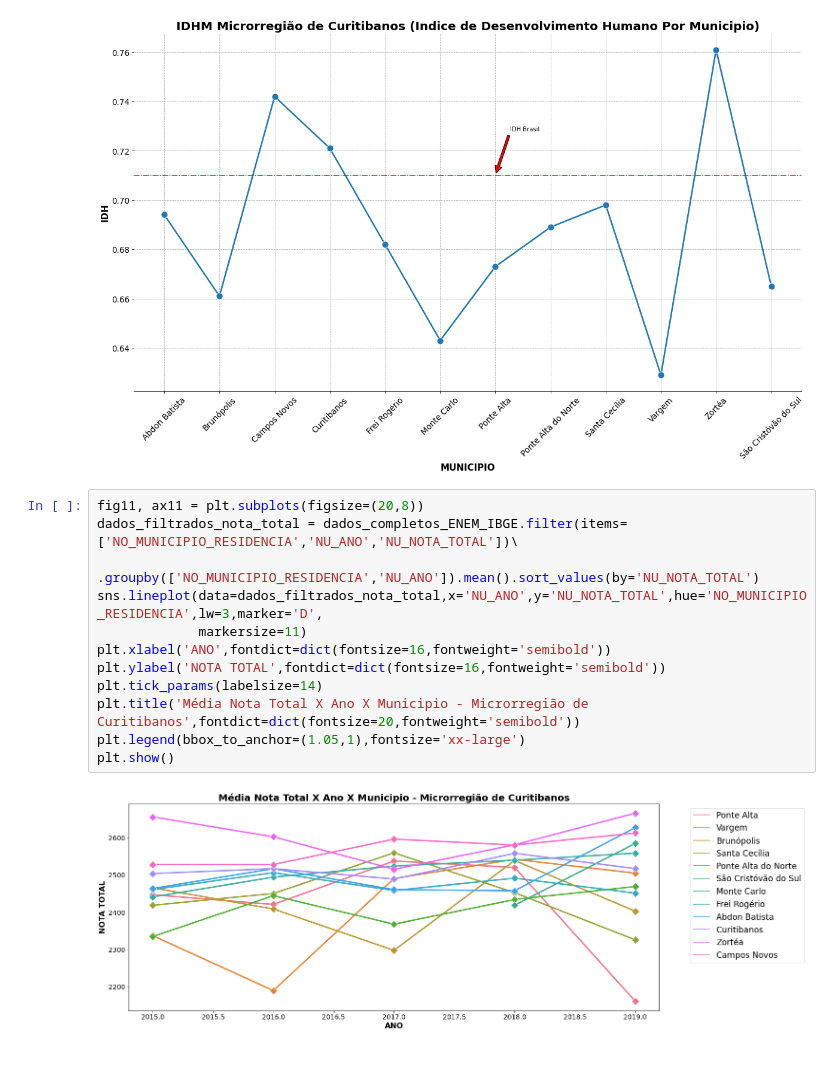
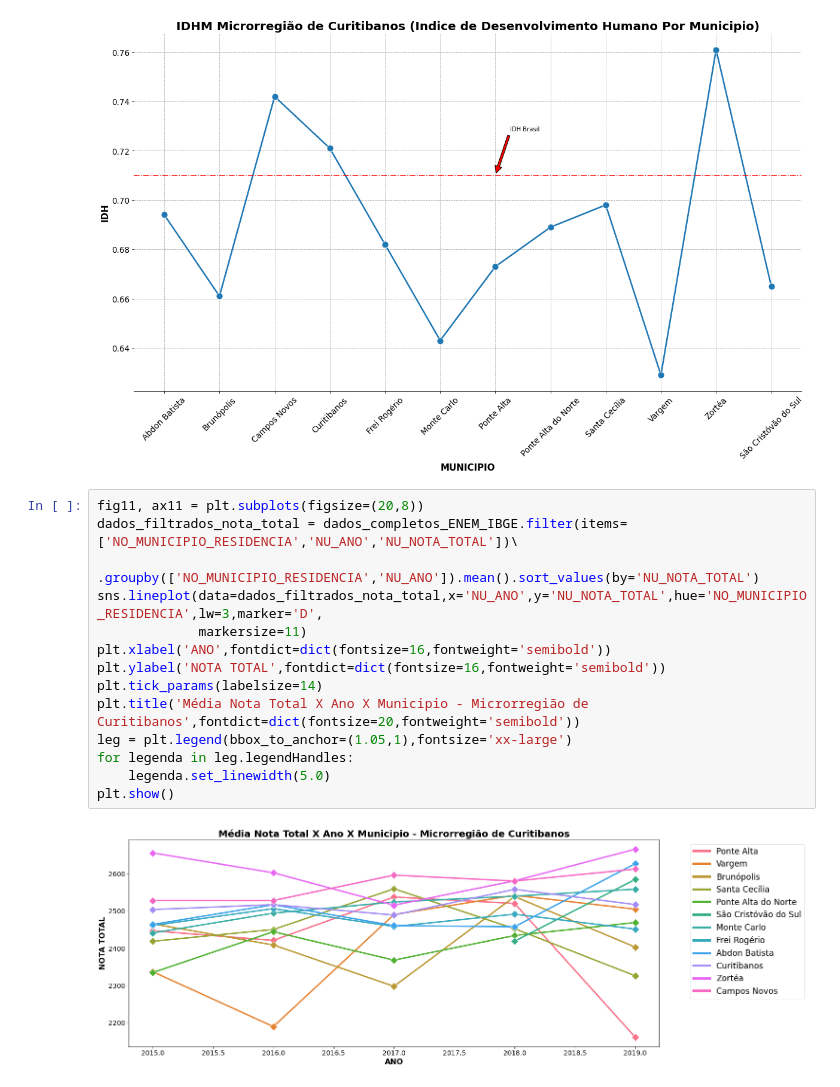
Before and after one commit to NophaieViscente/AnaliseDadosENEM, a Jupyter notebook: Analisando_Dados_da_Educação_ENEM_SC_Mesorregião_Serrana_|_Microrregião_de_Curitibanos.ipynb, the cells around one changed output. Cells and saved outputs as stored; diff of their text form.

```diff
--- a/Analisando_Dados_da_Educação_ENEM_SC_Mesorregião_Serrana_|_Microrregião_de_Curitibanos.ipynb
+++ b/Analisando_Dados_da_Educação_ENEM_SC_Mesorregião_Serrana_|_Microrregião_de_Curitibanos.ipynb
@@ -339,14 +339,16 @@ plt.show()
 # %%
 fig11, ax11 = plt.subplots(figsize=(20,8))
 dados_filtrados_nota_total = dados_completos_ENEM_IBGE.filter(items=['NO_MUNICIPIO_RESIDENCIA','NU_ANO','NU_NOTA_TOTAL'])\
                                 .groupby(['NO_MUNICIPIO_RESIDENCIA','NU_ANO']).mean().sort_values(by='NU_NOTA_TOTAL')
 sns.lineplot(data=dados_filtrados_nota_total,x='NU_ANO',y='NU_NOTA_TOTAL',hue='NO_MUNICIPIO_RESIDENCIA',lw=3,marker='D',
              markersize=11)
 plt.xlabel('ANO',fontdict=dict(fontsize=16,fontweight='semibold'))
 plt.ylabel('NOTA TOTAL',fontdict=dict(fontsize=16,fontweight='semibold'))
 plt.tick_params(labelsize=14)
 plt.title('Média Nota Total X Ano X Municipio - Microrregião de Curitibanos',fontdict=dict(fontsize=20,fontweight='semibold'))
-plt.legend(bbox_to_anchor=(1.05,1),fontsize='xx-large')
+leg = plt.legend(bbox_to_anchor=(1.05,1),fontsize='xx-large')
+for legenda in leg.legendHandles:
+    legenda.set_linewidth(5.0)
 plt.show()
 # %% [output]
-[figure, old version]
+[figure, new version]
```
